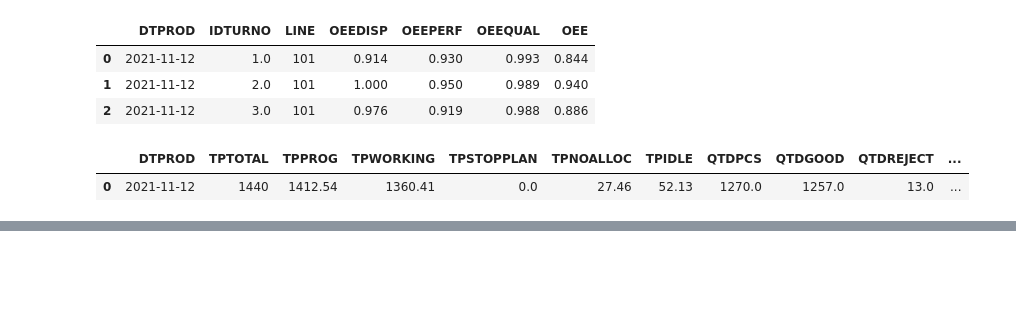
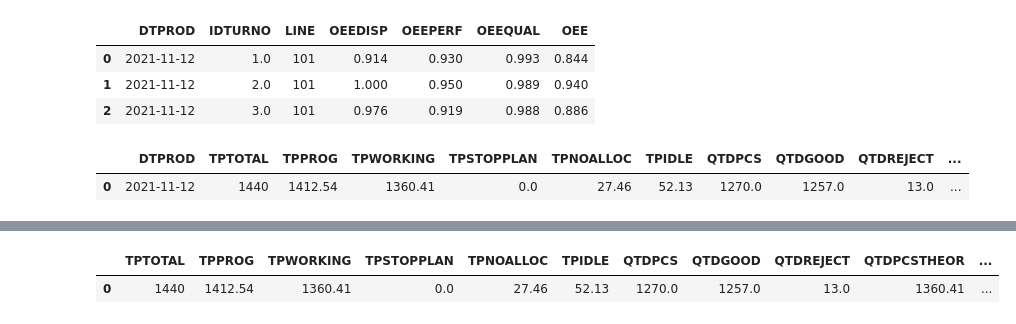
Before and after one commit to smedina1304/edc-pa-i4-data-ingestion, a Jupyter notebook: docs/ipynb/nb-test-desenvolvimentos-sprint-3.ipynb, the cells around one changed output, grey strips where cells are left out. Saved outputs shown, nothing was run; the diff lists cells and outputs as text; code cells hidden in the pictures; blank space fills up the shorter version.

```diff
--- a/docs/ipynb/nb-test-desenvolvimentos-sprint-3.ipynb
+++ b/docs/ipynb/nb-test-desenvolvimentos-sprint-3.ipynb
@@ -488,0 +520,11 @@ df.groupby(
+# %%
+# MES-OEE-DT
+# Verifica se existe arquivos no path para deletar
+source = "mesoeedt"
+folder = f"{bucketName}/consumer-zone/{source}"
+df_mesoeedt = gcs.read_parquet_to_pandas(path=folder, filters=[('DTPROD', '=', dtexec)])
+
+df_mesoeedt
+# %% [output]
+|  | TPTOTAL | TPPROG | TPWORKING | TPSTOPPLAN | TPNOALLOC | TPIDLE | QTDPCS | QTDGOOD | QTDREJECT | QTDPCSTHEOR | ... |
+| 0 | 1440 | 1412.54 | 1360.41 | 0.0 | 27.46 | 52.13 | 1270.0 | 1257.0 | 13.0 | 1360.41 | ... |
```
Also changed, not shown: parts of 5 cells of this notebook.
